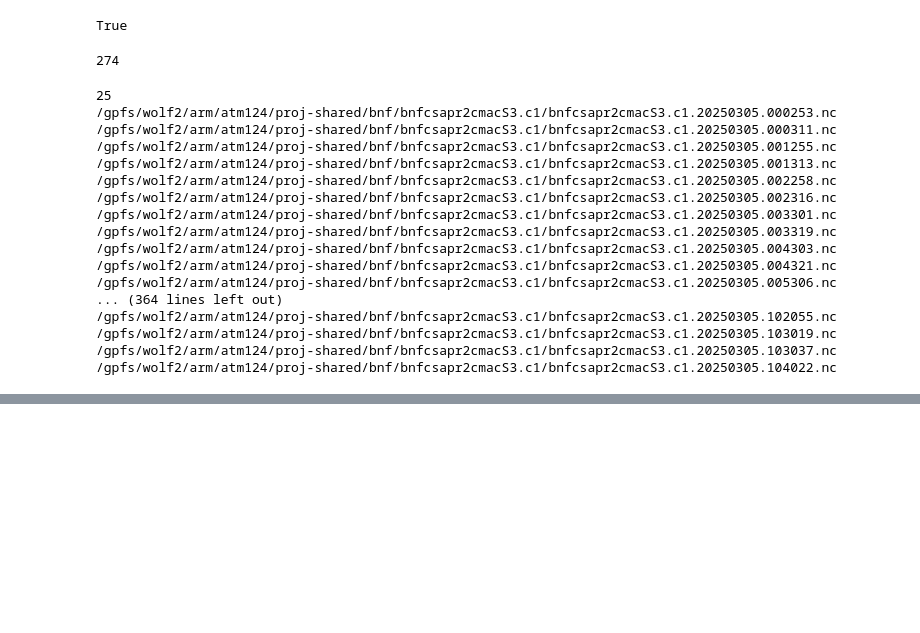
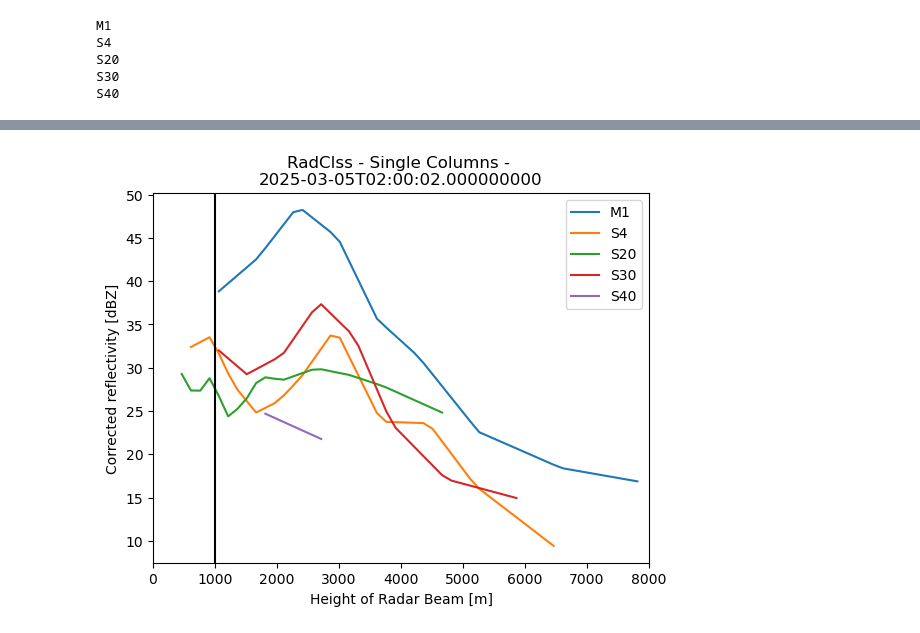
Before and after one commit to ARM-Development/bnf-radar-examples, a Jupyter notebook: notebooks/simple-radclss.ipynb, the cells around one changed output, grey strips where cells are left out. Cells and saved outputs as stored; diff of their text form; code cells hidden in the pictures; blank space fills up the shorter version.

```diff
--- a/notebooks/simple-radclss.ipynb
+++ b/notebooks/simple-radclss.ipynb
@@ -37,0 +170,2 @@ ds = xr.open_dataset(file_list[10])
+# %%
+da = (pyart.util.columnsect.column_vertical_profile(radar, lats[4], lons[4]).interp(height=np.arange(radar.altitude['data'][0], 10050, 50)))
@@ -37,0 +192,25 @@ ds = xr.open_dataset(file_list[10])
+# %%
+column_list = []
+for lat, lon in zip(lats, lons):
+        print(lat, lon)
+        # Make sure we are interpolating from the radar's location above sea level
+        # NOTE: interpolating throughout Troposphere to match sonde to in the future
+        try:
+            da = (
+                  pyart.util.columnsect.column_vertical_profile(radar, lat, lon)
+                  .interp(height=np.arange(radar.altitude['data'][0], 8150, 150))
+                )
+        except:
+              da = None
+        ##except ValueError:
+        ##    da = pyart.util.columnsect.column_vertical_profile(radar, lat, lon)
+        # Add the latitude and longitude of the extracted column
+        da["latitude"], da["longitude"] = lat, lon
+        # Time is based off the start of the radar volume
+        dt = pd.to_datetime(radar.time["data"], unit='ms')[-1]
+        da["time"] = [dt]
+        column_list.append(da)
+
+# Concatenate the extracted radar columns for this scan across all sites
+ds = xr.concat(column_list, dim='station')
+ds["station"] = sites
@@ -245,32 +243,16 @@ radar.sweep_start_ray_index
-# %%
-np.ma.is_masked(radar.sweep_start_ray_index["data"][1:])
-# %% [output]
-True
-# %%
-len(file_list)
-# %% [output]
-274
-# %%
-j = 0
-for i in range(25, 150, 25):
-    print(i)
-    for scan in file_list[j:i]:
-        print(scan)
-# %% [output]
-25
-/gpfs/wolf2/arm/atm124/proj-shared/bnf/bnfcsapr2cmacS3.c1/bnfcsapr2cmacS3.c1.20250305.000253.nc
-/gpfs/wolf2/arm/atm124/proj-shared/bnf/bnfcsapr2cmacS3.c1/bnfcsapr2cmacS3.c1.20250305.000311.nc
-/gpfs/wolf2/arm/atm124/proj-shared/bnf/bnfcsapr2cmacS3.c1/bnfcsapr2cmacS3.c1.20250305.001255.nc
-/gpfs/wolf2/arm/atm124/proj-shared/bnf/bnfcsapr2cmacS3.c1/bnfcsapr2cmacS3.c1.20250305.001313.nc
-/gpfs/wolf2/arm/atm124/proj-shared/bnf/bnfcsapr2cmacS3.c1/bnfcsapr2cmacS3.c1.20250305.002258.nc
-/gpfs/wolf2/arm/atm124/proj-shared/bnf/bnfcsapr2cmacS3.c1/bnfcsapr2cmacS3.c1.20250305.002316.nc
-/gpfs/wolf2/arm/atm124/proj-shared/bnf/bnfcsapr2cmacS3.c1/bnfcsapr2cmacS3.c1.20250305.003301.nc
-/gpfs/wolf2/arm/atm124/proj-shared/bnf/bnfcsapr2cmacS3.c1/bnfcsapr2cmacS3.c1.20250305.003319.nc
-/gpfs/wolf2/arm/atm124/proj-shared/bnf/bnfcsapr2cmacS3.c1/bnfcsapr2cmacS3.c1.20250305.004303.nc
-/gpfs/wolf2/arm/atm124/proj-shared/bnf/bnfcsapr2cmacS3.c1/bnfcsapr2cmacS3.c1.20250305.004321.nc
-/gpfs/wolf2/arm/atm124/proj-shared/bnf/bnfcsapr2cmacS3.c1/bnfcsapr2cmacS3.c1.20250305.005306.nc
-... (364 lines left out)
-/gpfs/wolf2/arm/atm124/proj-shared/bnf/bnfcsapr2cmacS3.c1/bnfcsapr2cmacS3.c1.20250305.102055.nc
-/gpfs/wolf2/arm/atm124/proj-shared/bnf/bnfcsapr2cmacS3.c1/bnfcsapr2cmacS3.c1.20250305.103019.nc
-/gpfs/wolf2/arm/atm124/proj-shared/bnf/bnfcsapr2cmacS3.c1/bnfcsapr2cmacS3.c1.20250305.103037.nc
-/gpfs/wolf2/arm/atm124/proj-shared/bnf/bnfcsapr2cmacS3.c1/bnfcsapr2cmacS3.c1.20250305.104022.nc
+# %%
+fig, axarr = plt.subplots(1, 1)
+for site in ds.station.data:
+    print(site)
+    ds.corrected_reflectivity.sel(station=site).plot(ax=axarr,
+                                                 label=site)
+axarr.set_xlim([0, 8000])
+axarr.legend(loc="upper right")
+axarr.axvline(x=1000, ymin=0, ymax=60, color='black')
+axarr.set_title("RadClss - Single Columns - \n" + str(ds.base_time.data[0]))
+# %% [output]
+M1
+S4
+S20
+S30
+S40
@@ -276,0 +260 @@ for i in range(25, 150, 25):
+[figure, added]
```
Also changed, not shown: parts of 67 cells of this notebook.
